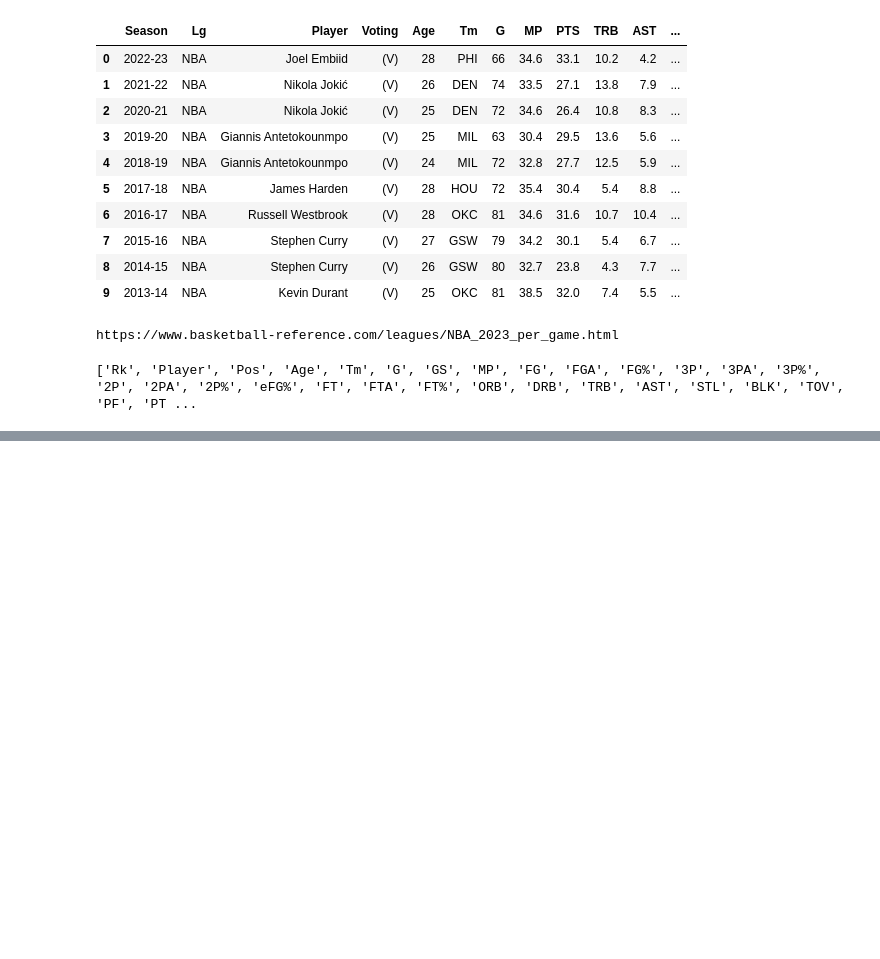
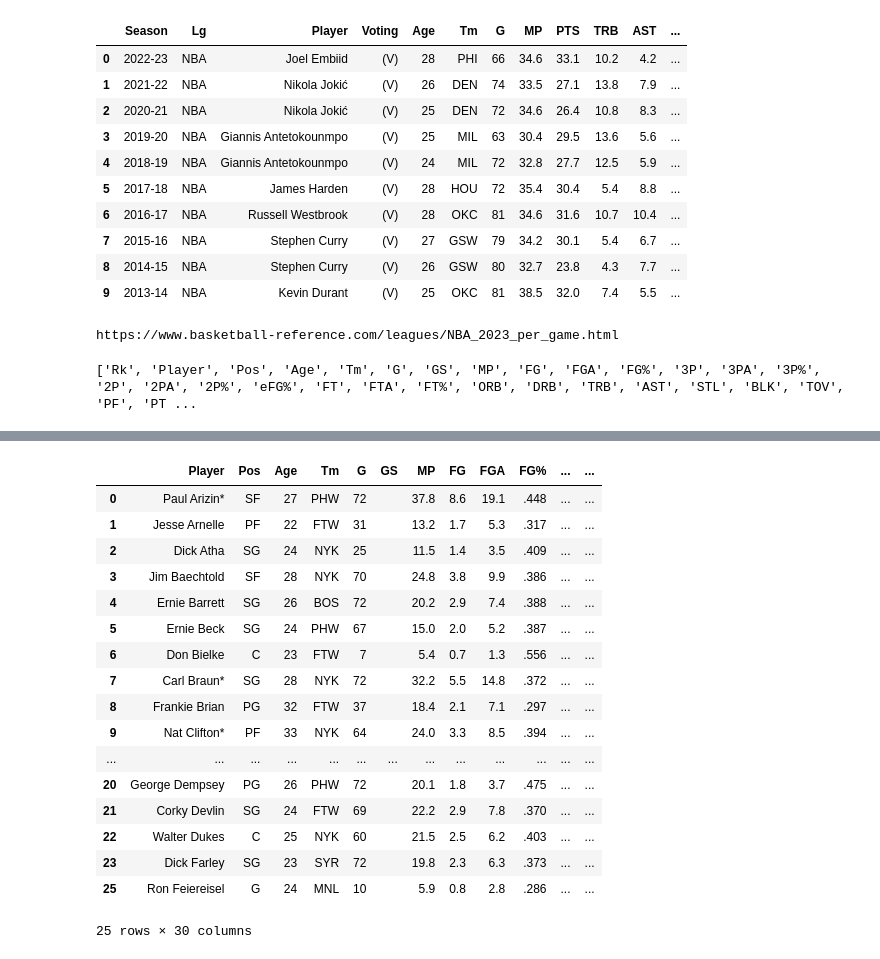
Before and after one commit to nharrisanalyst/NBA_MVP, a Jupyter notebook: nba_mvp.ipynb, the cells around one changed output, grey strips where cells are left out. Cells and saved outputs as stored; diff of their text form; code cells hidden in the pictures; blank space fills up the shorter version.

```diff
--- a/nba_mvp.ipynb
+++ b/nba_mvp.ipynb
@@ -102,0 +144,2 @@ HTTPError: HTTP Error 429: Too Many Requests
+# %%
+pplayer_per_game_df_2023 = get_player_year_data(per_game_player_stats_url, 2001, last_year)
@@ -102,0 +164,27 @@ HTTPError: HTTP Error 429: Too Many Requests
+# %%
+all_player_game_data = [player_per_game_df_1980,pplayer_per_game_df_2001, pplayer_per_game_df_2023]
+# %%
+all_player_game_data_df = pd.concat(all_player_game_data)
+# %%
+all_player_game_data_df = all_player_game_data_df.dropna()
+# %%
+all_player_game_data_df.head(25)
+# %% [output]
+|  | Player | Pos | Age | Tm | G | GS | MP | FG | FGA | FG% | ... | ... |
+| 0 | Paul Arizin* | SF | 27 | PHW | 72 |  | 37.8 | 8.6 | 19.1 | .448 | ... | ... |
+| 1 | Jesse Arnelle | PF | 22 | FTW | 31 |  | 13.2 | 1.7 | 5.3 | .317 | ... | ... |
+| 2 | Dick Atha | SG | 24 | NYK | 25 |  | 11.5 | 1.4 | 3.5 | .409 | ... | ... |
+| 3 | Jim Baechtold | SF | 28 | NYK | 70 |  | 24.8 | 3.8 | 9.9 | .386 | ... | ... |
+| 4 | Ernie Barrett | SG | 26 | BOS | 72 |  | 20.2 | 2.9 | 7.4 | .388 | ... | ... |
+| 5 | Ernie Beck | SG | 24 | PHW | 67 |  | 15.0 | 2.0 | 5.2 | .387 | ... | ... |
+| 6 | Don Bielke | C | 23 | FTW | 7 |  | 5.4 | 0.7 | 1.3 | .556 | ... | ... |
+| 7 | Carl Braun* | SG | 28 | NYK | 72 |  | 32.2 | 5.5 | 14.8 | .372 | ... | ... |
+| 8 | Frankie Brian | PG | 32 | FTW | 37 |  | 18.4 | 2.1 | 7.1 | .297 | ... | ... |
+| 9 | Nat Clifton* | PF | 33 | NYK | 64 |  | 24.0 | 3.3 | 8.5 | .394 | ... | ... |
+| ... | ... | ... | ... | ... | ... | ... | ... | ... | ... | ... | ... | ... |
+| 20 | George Dempsey | PG | 26 | PHW | 72 |  | 20.1 | 1.8 | 3.7 | .475 | ... | ... |
+| 21 | Corky Devlin | SG | 24 | FTW | 69 |  | 22.2 | 2.9 | 7.8 | .370 | ... | ... |
+| 22 | Walter Dukes | C | 25 | NYK | 60 |  | 21.5 | 2.5 | 6.2 | .403 | ... | ... |
+| 23 | Dick Farley | SG | 23 | SYR | 72 |  | 19.8 | 2.3 | 6.3 | .373 | ... | ... |
+| 25 | Ron Feiereisel | G | 24 | MNL | 10 |  | 5.9 | 0.8 | 2.8 | .286 | ... | ... |
+25 rows × 30 columns
```
Also changed, not shown: parts of 11 cells of this notebook, 1 other file.
